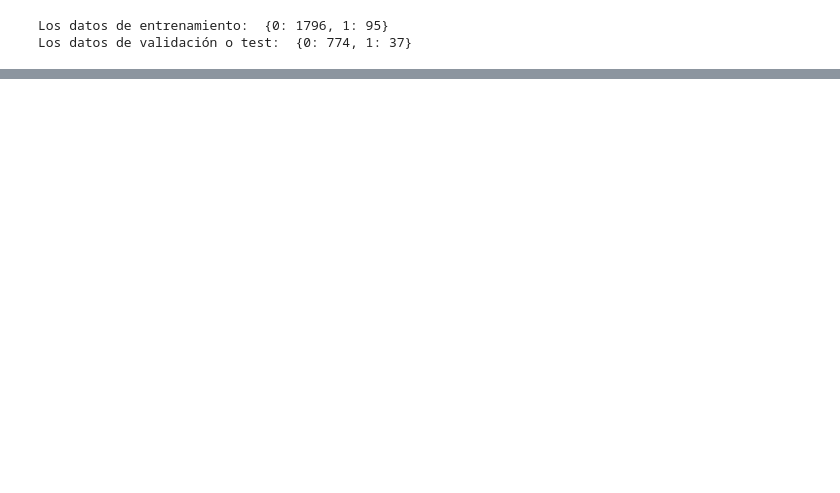
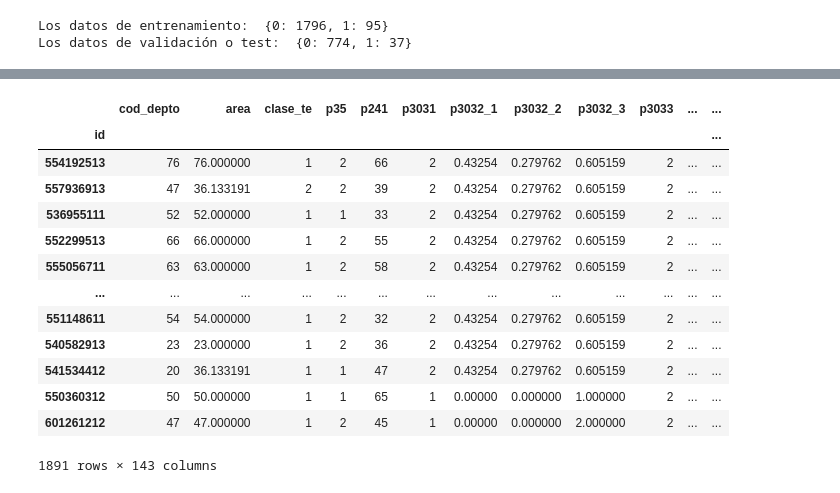
Before and after one commit to Ingenieco/dane, a Jupyter notebook: HBOS_emicron.ipynb, the cells around one changed output, grey strips where cells are left out. Cells and saved outputs as stored; diff of their text form; code cells hidden in the pictures; blank space fills up the shorter version.

```diff
--- a/HBOS_emicron.ipynb
+++ b/HBOS_emicron.ipynb
@@ -141,0 +148,23 @@ plt.show()
+# %%
+threshold = hbos.threshold_
+# %%
+def descriptive_stat_threshold(df, pred_score, threshold, opcion = 1):
+    # Observemos cuántos 0 o 1 hay
+    if opcion == 1:
+        df = pd.DataFrame(df)
+        df['Anomaly_Score'] = pred_score
+        df['Group'] = np.where(df['Anomaly_Score'] < threshold, 'Normal', 'Outlier')
+        # Ahora mostraremos las estadísticas resumen
+        cnt = df.groupby('Group')['Anomaly_Score'].count().reset_index().rename(columns = {'Anomaly_Score': 'Count'})
+        # Conto del conteo
+        cnt['Count %'] = (cnt['Count'] / cnt['Count'].sum()) * 100
+        # Promedio
+        stat = df.groupby('Group').mean().round(2).reset_index()
+        # Poniendo el conteo y el promedio juntos
+        stat = cnt.merge(stat, left_on = 'Group', right_on = 'Group')
+        return(stat)
+    else:
+        df = pd.DataFrame(df)
+        df['Anomaly_Score'] = pred_score
+        df['Group'] = np.where(df['Anomaly_Score'] < threshold, 'Normal', 'Outlier')
+        return(df)
@@ -141,0 +179,18 @@ plt.show()
+# %%
+# Obteniendo la data en la data de clasificación en con los datos de entrenamiento
+descriptive_stat_threshold(X_train, Y_train_scores, threshold, 2)
+# %% [output]
+|  | cod_depto | area | clase_te | p35 | p241 | p3031 | p3032_1 | p3032_2 | p3032_3 | p3033 | ... | ... |
+| id |  |  |  |  |  |  |  |  |  |  |  | ... |
+| 554192513 | 76 | 76.000000 | 1 | 2 | 66 | 2 | 0.43254 | 0.279762 | 0.605159 | 2 | ... | ... |
+| 557936913 | 47 | 36.133191 | 2 | 2 | 39 | 2 | 0.43254 | 0.279762 | 0.605159 | 2 | ... | ... |
+| 536955111 | 52 | 52.000000 | 1 | 1 | 33 | 2 | 0.43254 | 0.279762 | 0.605159 | 2 | ... | ... |
+| 552299513 | 66 | 66.000000 | 1 | 2 | 55 | 2 | 0.43254 | 0.279762 | 0.605159 | 2 | ... | ... |
+| 555056711 | 63 | 63.000000 | 1 | 2 | 58 | 2 | 0.43254 | 0.279762 | 0.605159 | 2 | ... | ... |
+| ... | ... | ... | ... | ... | ... | ... | ... | ... | ... | ... | ... | ... |
+| 551148611 | 54 | 54.000000 | 1 | 2 | 32 | 2 | 0.43254 | 0.279762 | 0.605159 | 2 | ... | ... |
+| 540582913 | 23 | 23.000000 | 1 | 2 | 36 | 2 | 0.43254 | 0.279762 | 0.605159 | 2 | ... | ... |
+| 541534412 | 20 | 36.133191 | 1 | 1 | 47 | 2 | 0.43254 | 0.279762 | 0.605159 | 2 | ... | ... |
+| 550360312 | 50 | 50.000000 | 1 | 1 | 65 | 1 | 0.00000 | 0.000000 | 1.000000 | 2 | ... | ... |
+| 601261212 | 47 | 47.000000 | 1 | 2 | 45 | 1 | 0.00000 | 0.000000 | 2.000000 | 2 | ... | ... |
+1891 rows × 143 columns
```
Also changed, not shown: parts of 23 cells of this notebook, 3 other files.
